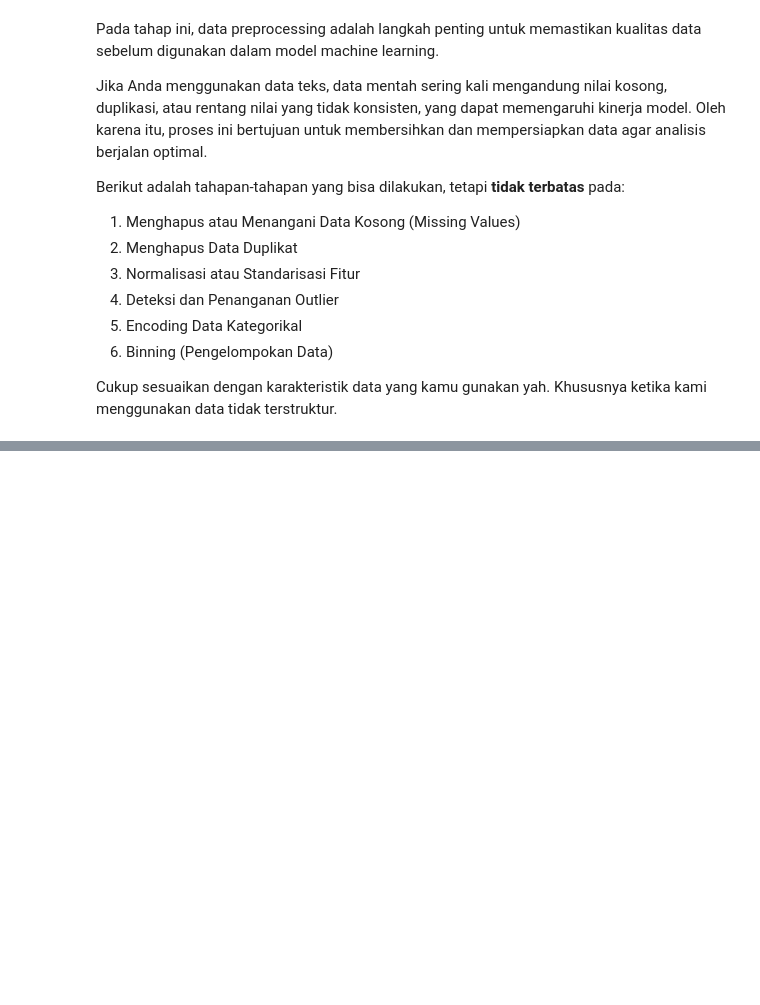
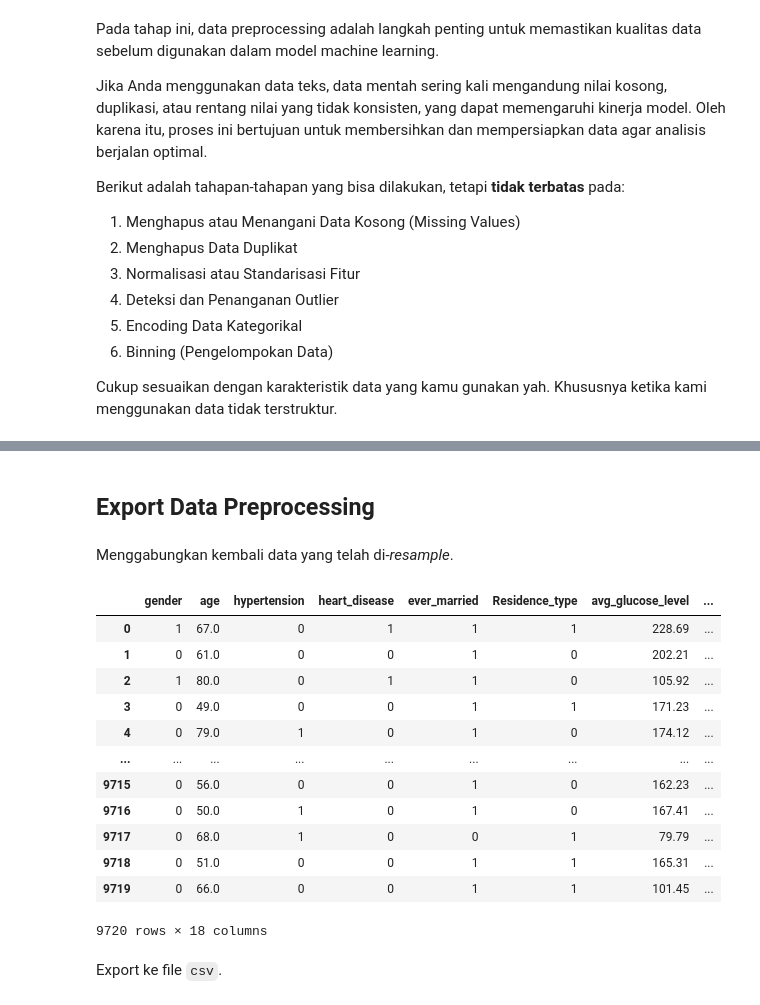
Before and after one commit to bayun2445/Eksperimen_SML_Bayu-Nugroho, a Jupyter notebook: preprocessing/Eksperimen_Bayu Nugroho.ipynb, the cells around one changed output, grey strips where cells are left out. Saved outputs shown, nothing was run; the diff lists cells and outputs as text; code cells hidden in the pictures; blank space fills up the shorter version.

Commit message:
add preprocessing and export dataset to csv

```diff
--- a/preprocessing/Eksperimen_Bayu Nugroho.ipynb
+++ b/preprocessing/Eksperimen_Bayu Nugroho.ipynb
@@ -200,0 +280,23 @@ Cukup sesuaikan dengan karakteristik data yang kamu gunakan yah. Khususnya ketik
+# %% [markdown]
+## Export Data Preprocessing
+# %% [markdown]
+Menggabungkan kembali data yang telah di-_resample_.
+# %%
+df_preprocess = pd.concat([X_res, y_res], axis=1)
+df_preprocess
+# %% [output]
+|  | gender | age | hypertension | heart_disease | ever_married | Residence_type | avg_glucose_level | ... |
+| 0 | 1 | 67.0 | 0 | 1 | 1 | 1 | 228.69 | ... |
+| 1 | 0 | 61.0 | 0 | 0 | 1 | 0 | 202.21 | ... |
+| 2 | 1 | 80.0 | 0 | 1 | 1 | 0 | 105.92 | ... |
+| 3 | 0 | 49.0 | 0 | 0 | 1 | 1 | 171.23 | ... |
+| 4 | 0 | 79.0 | 1 | 0 | 1 | 0 | 174.12 | ... |
+| ... | ... | ... | ... | ... | ... | ... | ... | ... |
+| 9715 | 0 | 56.0 | 0 | 0 | 1 | 0 | 162.23 | ... |
+| 9716 | 0 | 50.0 | 1 | 0 | 1 | 0 | 167.41 | ... |
+| 9717 | 0 | 68.0 | 1 | 0 | 0 | 1 | 79.79 | ... |
+| 9718 | 0 | 51.0 | 0 | 0 | 1 | 1 | 165.31 | ... |
+| 9719 | 0 | 66.0 | 0 | 0 | 1 | 1 | 101.45 | ... |
+9720 rows × 18 columns
+# %% [markdown]
+Export ke file `csv`.
```
Also changed, not shown: parts of 15 cells of this notebook, 1 other file.
